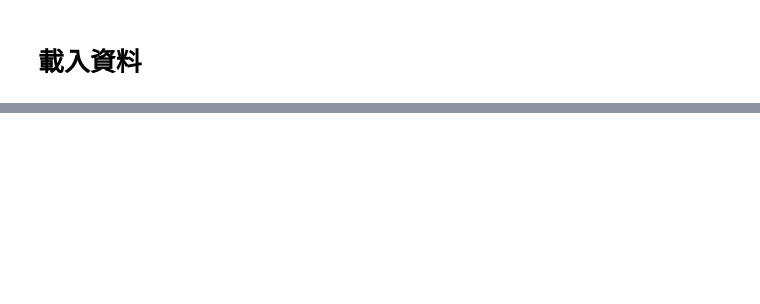
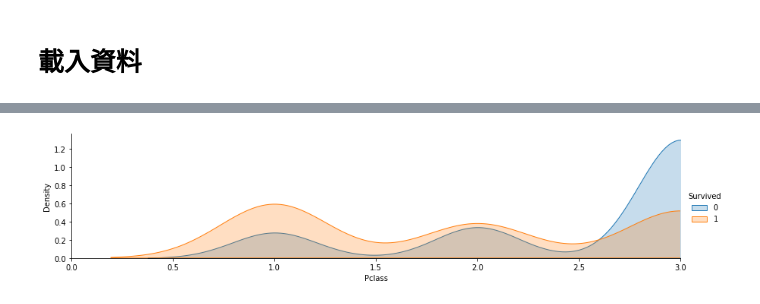
Before and after one commit to LaiTheGiant/titanic-analysis, a Jupyter notebook: 專題實作_＃01_鐵達尼號存活預測.ipynb, the cells around one changed output, grey strips where cells are left out. Saved outputs shown, nothing was run; the diff lists cells and outputs as text; code cells hidden in the pictures; blank space fills up the shorter version.

```diff
--- a/專題實作_＃01_鐵達尼號存活預測.ipynb
+++ b/專題實作_＃01_鐵達尼號存活預測.ipynb
@@ -18,0 +92,5 @@ uploaded = files.upload()
+# %%
+plot_distribution( df_train , var = 'Pclass' , target = 'Survived' )
+plt.show()
+# %% [output]
+[figure, added]
```
Also changed, not shown: parts of 35 cells of this notebook.
